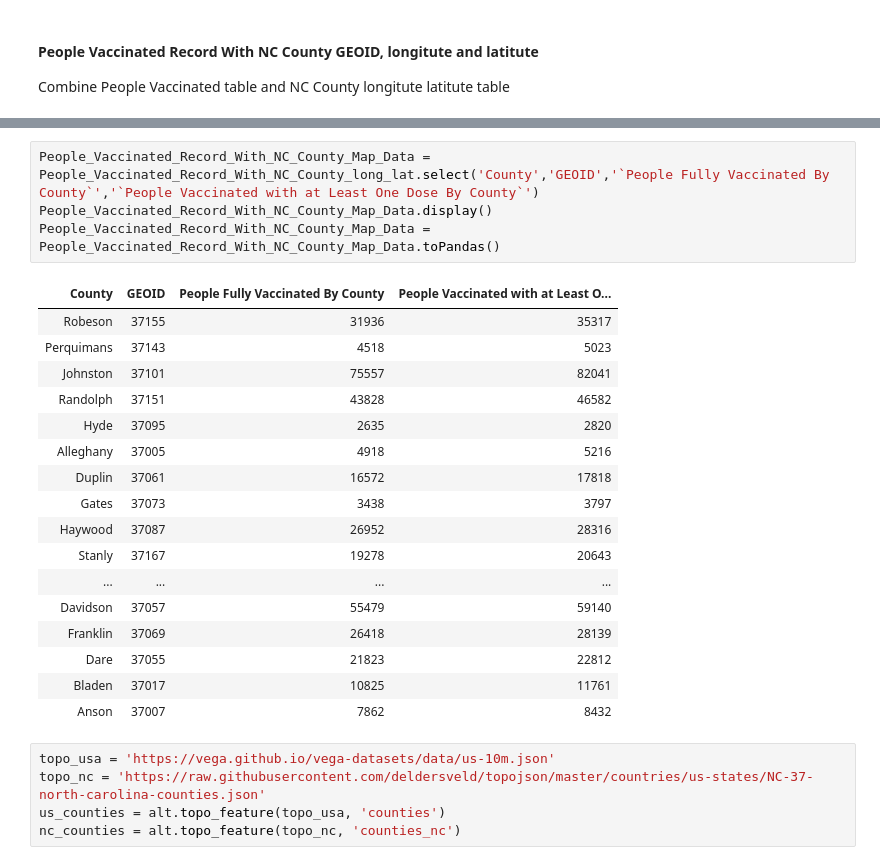
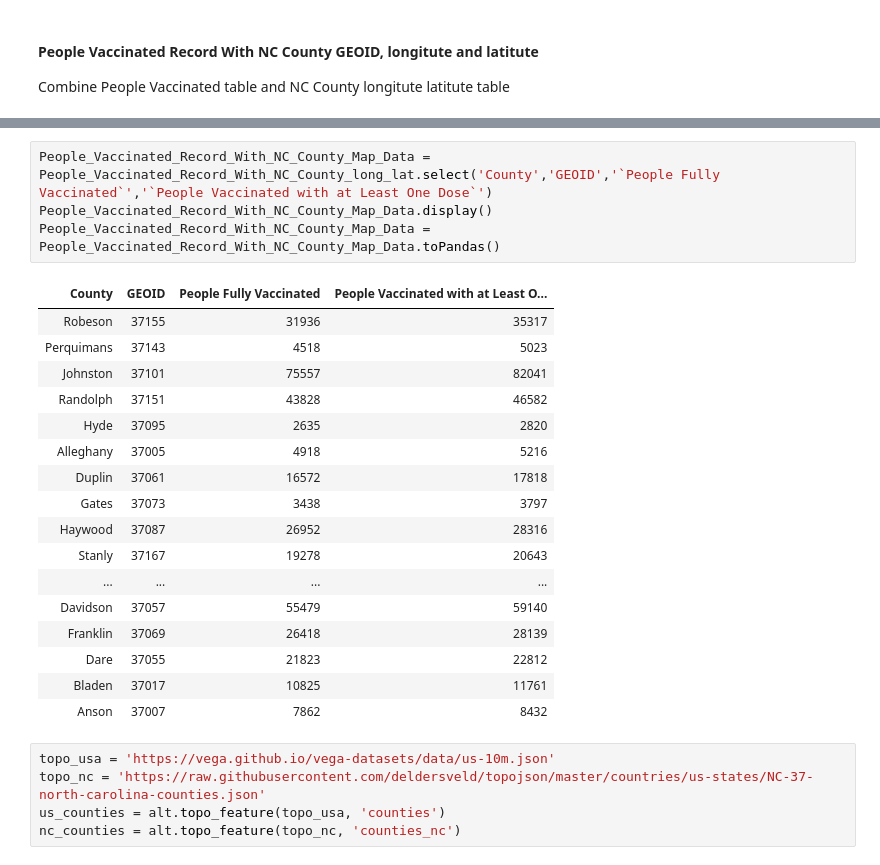
Before and after one commit to zmei1997/NCDHHS_NorthCarolina_COVID-19_Data_Analytics, a Jupyter notebook: NC_Vaccinated_History.ipynb, the cells around one changed output, grey strips where cells are left out. Cells and saved outputs as stored; diff of their text form.

```diff
--- a/NC_Vaccinated_History.ipynb
+++ b/NC_Vaccinated_History.ipynb
@@ -236,11 +236,11 @@ import altair as alt
 # %% [output]
 [interactive output not drawn]
 # %%
-People_Vaccinated_Record_With_NC_County_Map_Data = People_Vaccinated_Record_With_NC_County_long_lat.select('County','GEOID','`People Fully Vaccinated By County`','`People Vaccinated with at Least One Dose By County`')
+People_Vaccinated_Record_With_NC_County_Map_Data = People_Vaccinated_Record_With_NC_County_long_lat.select('County','GEOID','`People Fully Vaccinated`','`People Vaccinated with at Least One Dose`')
 People_Vaccinated_Record_With_NC_County_Map_Data.display()
 People_Vaccinated_Record_With_NC_County_Map_Data = People_Vaccinated_Record_With_NC_County_Map_Data.toPandas()
 # %% [output]
-| County | GEOID | People Fully Vaccinated By County | People Vaccinated with at Least O... |
+| County | GEOID | People Fully Vaccinated | People Vaccinated with at Least O... |
 | Robeson | 37155 | 31936 | 35317 |
 | Perquimans | 37143 | 4518 | 5023 |
 | Johnston | 37101 | 75557 | 82041 |
```
Also changed, not shown: parts of 6 cells of this notebook, 3 other files.
